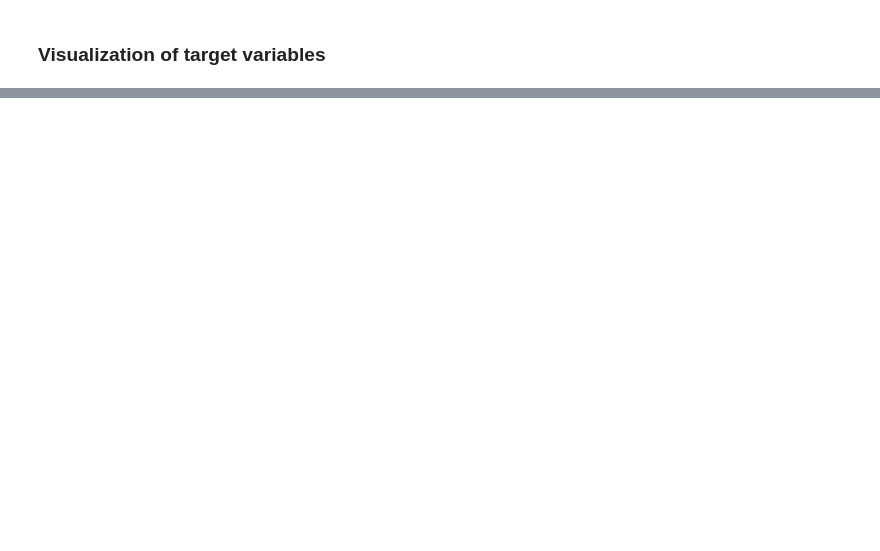
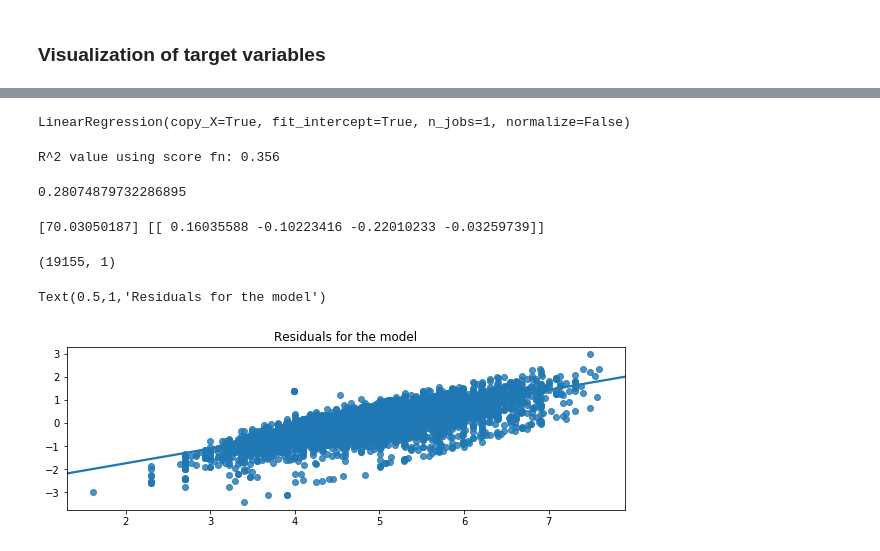
Before and after one commit to ManuGMathew/AML-Project---Airbnb, a Jupyter notebook: code/EDA.ipynb, the cells around one changed output, grey strips where cells are left out. Cells and saved outputs as stored; diff of their text form; code cells hidden in the pictures; blank space fills up the shorter version.

```diff
--- a/code/EDA.ipynb
+++ b/code/EDA.ipynb
@@ -132,0 +461,15 @@ plt.show()
+# %%
+np.random.seed(2018)
+train = np.random.choice([True, False], listings.shape[0], replace=True, p=[0.5, 0.5])
+listings_train = listings.iloc[train,:]
+listings_test = listings.iloc[~train,:]
+# %%
+train_cols = ['accommodates', 'bedroom_share', 'bathroom_share', 'year_of_listing']
+target_col = ['log_price']
+
+x_train = listings_train[train_cols].values
+x_test = listings_test[train_cols].values
+y_train = listings_train[target_col].values
+y_test = listings_test[target_col].values
+
+print(x_train.shape, x_test.shape, y_train.shape, y_test.shape)
@@ -132,0 +480,38 @@ plt.show()
+# %%
+# Declare an instance of the Linear Regression model.
+lm = LinearRegression()
+
+# Fit the model on to the training data( Train the model ).
+lm.fit(x_train, y_train)
+# %% [output]
+LinearRegression(copy_X=True, fit_intercept=True, n_jobs=1, normalize=False)
+# %%
+# Check the R^2 value of the model.
+print("R^2 value using score fn: %.3f" % lm.score(x_test,y_test))
+# %% [output]
+R^2 value using score fn: 0.356
+# %%
+# Use the model to predict values
+y_pred = lm.predict(x_test)
+# %%
+# Calculate the Mean Squared Error using the mean_squared_error function.
+mean_squared_error(y_test,y_pred)
+# %% [output]
+0.28074879732286895
+# %%
+print(lm.intercept_, lm.coef_)
+# %% [output]
+[70.03050187] [[ 0.16035588 -0.10223416 -0.22010233 -0.03259739]]
+# %%
+y_pred.shape
+# %% [output]
+(19155, 1)
+# %%
+# Plot of Casual and Registered model's residuals:
+fig = plt.figure(figsize=(10,3))
+
+sns.regplot(y_test[:,0],y_test[:,0] - y_pred[:,0])
+plt.title("Residuals for the model")
+# %% [output]
+Text(0.5,1,'Residuals for the model')
+[figure, added]
```
Also changed, not shown: parts of 44 cells of this notebook, 6 other files.
